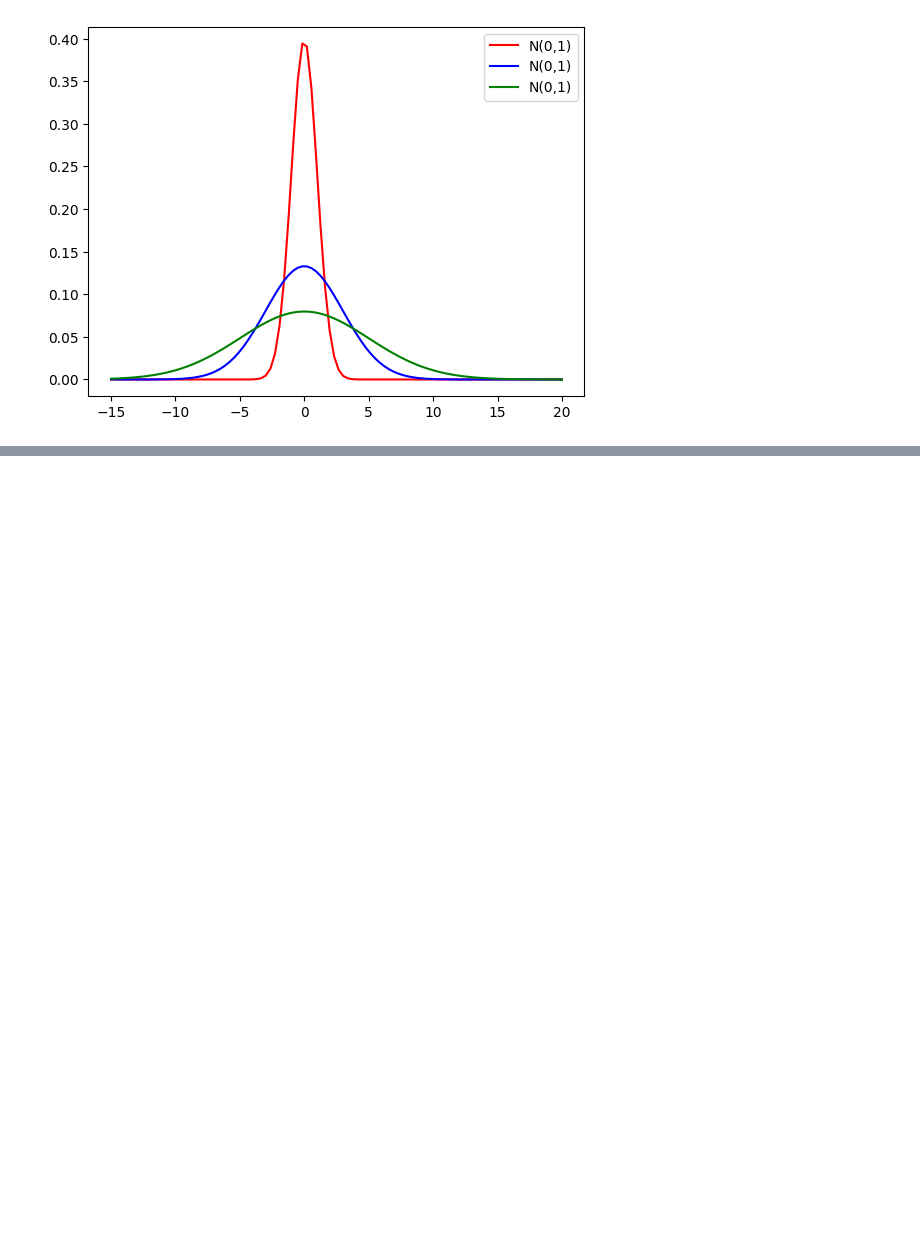
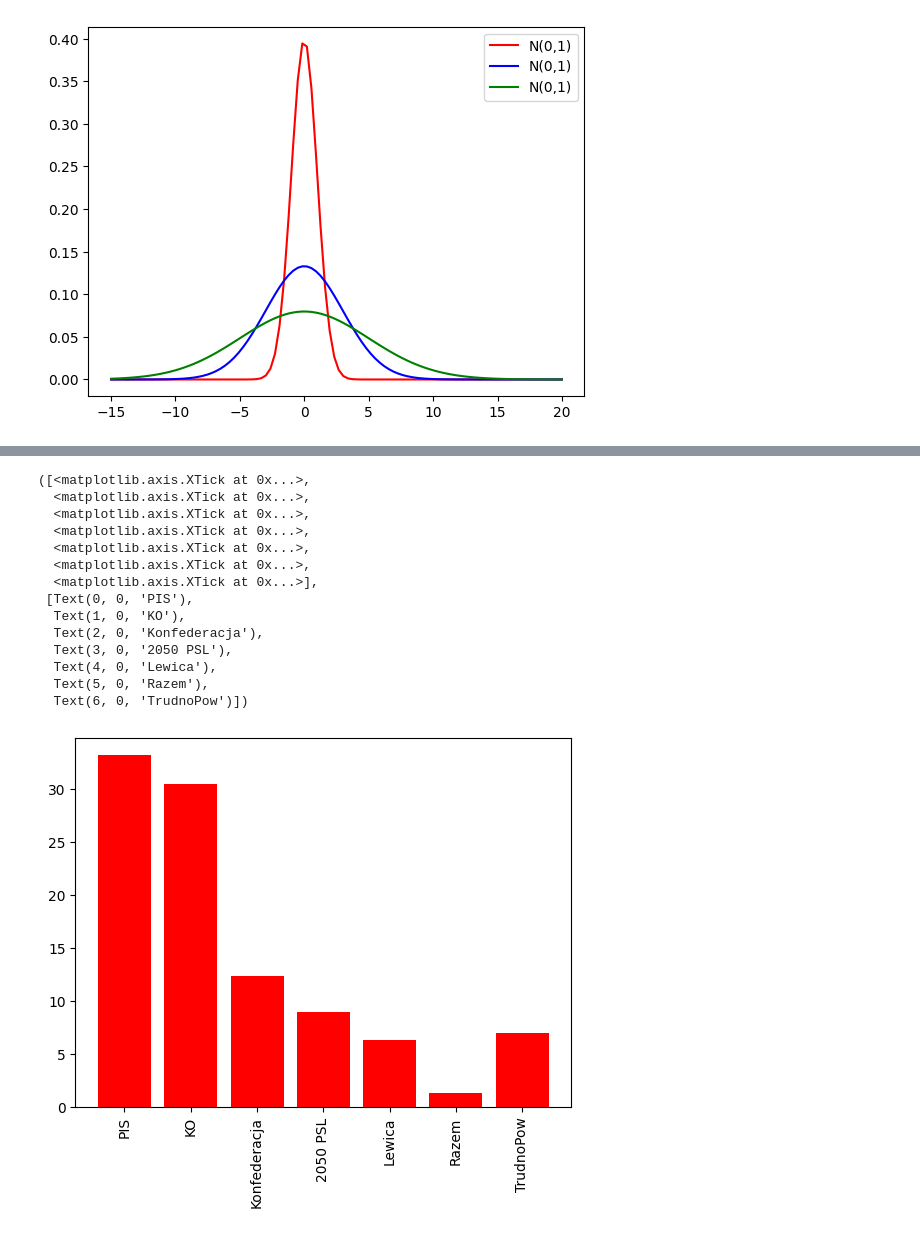
Before and after one commit to Davvid01/python, a Jupyter notebook: Wizualizacja danych i raportowanie/Wizulizacja danych.ipynb, the cells around one changed output, grey strips where cells are left out. Drawn from its saved outputs; the diff is of its cells as text; code cells hidden in the pictures; blank space fills up the shorter version.

```diff
--- a/Wizualizacja danych i raportowanie/Wizulizacja danych.ipynb
+++ b/Wizualizacja danych i raportowanie/Wizulizacja danych.ipynb
@@ -83,0 +90,23 @@ plt.plot(x,stats.norm.pdf(x,loc=mu,scale=sigma), color='r')
+# %%
+#zadanie 16
+poparcie = [33.2,30.5,12.4,9.0,6.3,1.3,7.0]
+partia = ['PIS','KO','Konfederacja','2050 PSL','Lewica','Razem', 'TrudnoPow']
+x = np.arange(len(partia)) #arange sluzy do generowania ciagow arytmetycznych
+plt.bar(partia, poparcie, color='r')
+plt.xticks(x,partia,rotation=90)
+# %% [output]
+([<matplotlib.axis.XTick at 0x...>,
+  <matplotlib.axis.XTick at 0x...>,
+  <matplotlib.axis.XTick at 0x...>,
+  <matplotlib.axis.XTick at 0x...>,
+  <matplotlib.axis.XTick at 0x...>,
+  <matplotlib.axis.XTick at 0x...>,
+  <matplotlib.axis.XTick at 0x...>],
+ [Text(0, 0, 'PIS'),
+  Text(1, 0, 'KO'),
+  Text(2, 0, 'Konfederacja'),
+  Text(3, 0, '2050 PSL'),
+  Text(4, 0, 'Lewica'),
+  Text(5, 0, 'Razem'),
+  Text(6, 0, 'TrudnoPow')])
+[figure, added]
```
Also changed, not shown: parts of 1 cell of this notebook.
